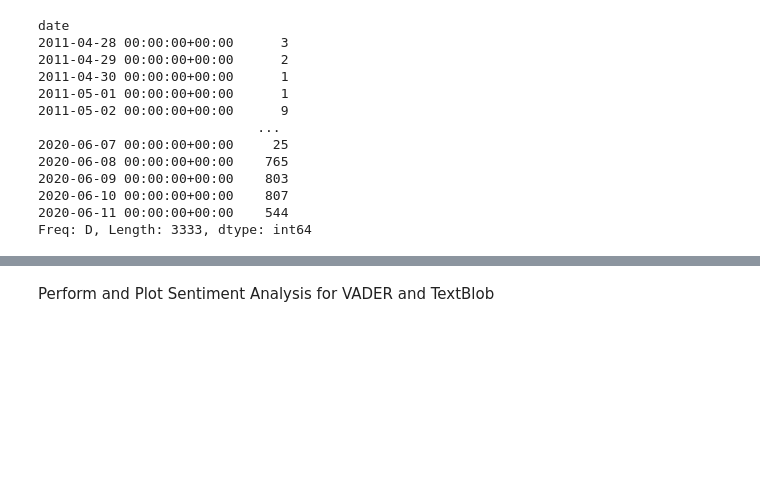
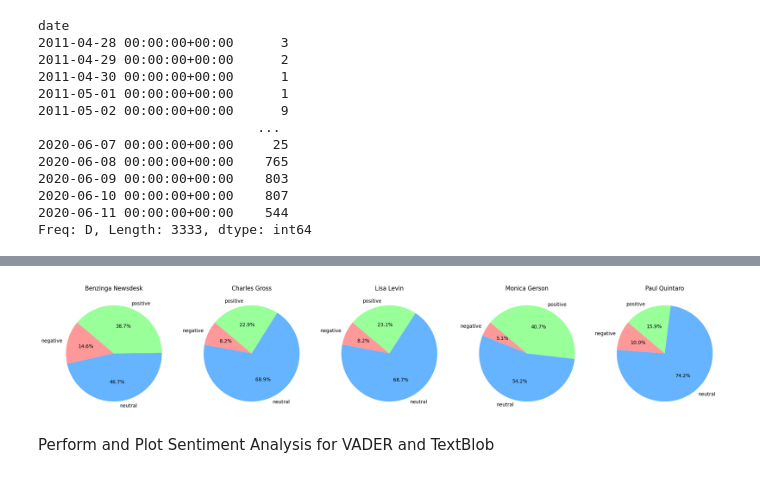
Before and after one commit to Eyobgithubc/Sentiment-Driven-Financial-Forecasting, a Jupyter notebook: notebooks/analysis.ipynb, the cells around one changed output, grey strips where cells are left out. Saved outputs shown, nothing was run; the diff lists cells and outputs as text; code cells hidden in the pictures; blank space fills up the shorter version.

```diff
--- a/notebooks/analysis.ipynb
+++ b/notebooks/analysis.ipynb
@@ -63,3 +123,27 @@ Freq: D, Length: 3333, dtype: int64
+# %%
+
+
+
+sentiment_counts = pd.DataFrame({
+    'publisher': ['Benzinga Newsdesk', 'Charles Gross', 'Lisa Levin', 'Monica Gerson', 'Paul Quintaro'],
+    'negative': [21949, 7974, 15291, 4183, 22793],
+    'neutral': [70301, 66654, 128539, 44641, 169362],
+    'positive': [58234, 22104, 43149, 33556, 36218]
+}).set_index('publisher')
+
+
+fig, axes = plt.subplots(1, 5, figsize=(20, 5), sharey=True)
+
+for ax, (publisher, row) in zip(axes, sentiment_counts.iterrows()):
+    labels = row.index
+    sizes = row.values
+    ax.pie(sizes, labels=labels, autopct='%1.1f%%', startangle=140, colors=['#ff9999','#66b3ff','#99ff99'])
+    ax.set_title(publisher)
+
+plt.tight_layout()
+plt.show()
+# %% [output]
+[figure, added]
 # %% [markdown]
 Perform and Plot Sentiment Analysis  for VADER and TextBlob
 # %%
```
Also changed, not shown: parts of 2 cells of this notebook, 4 other files.
